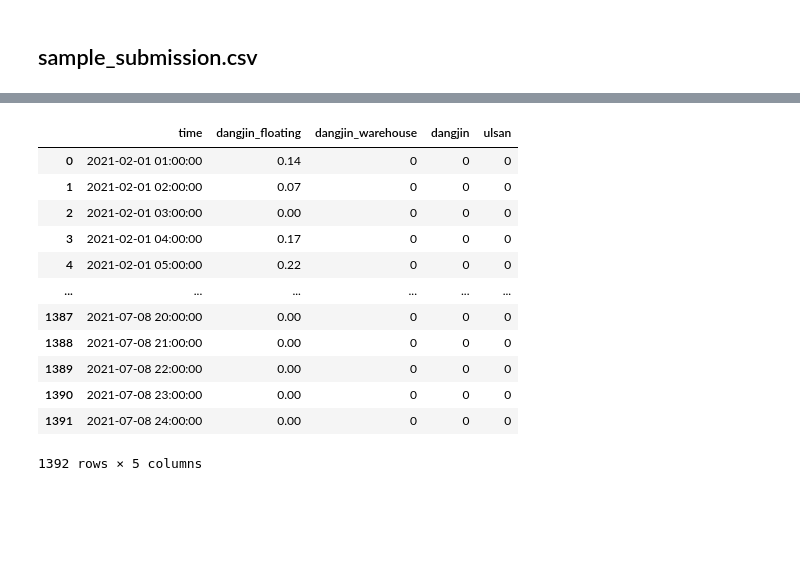
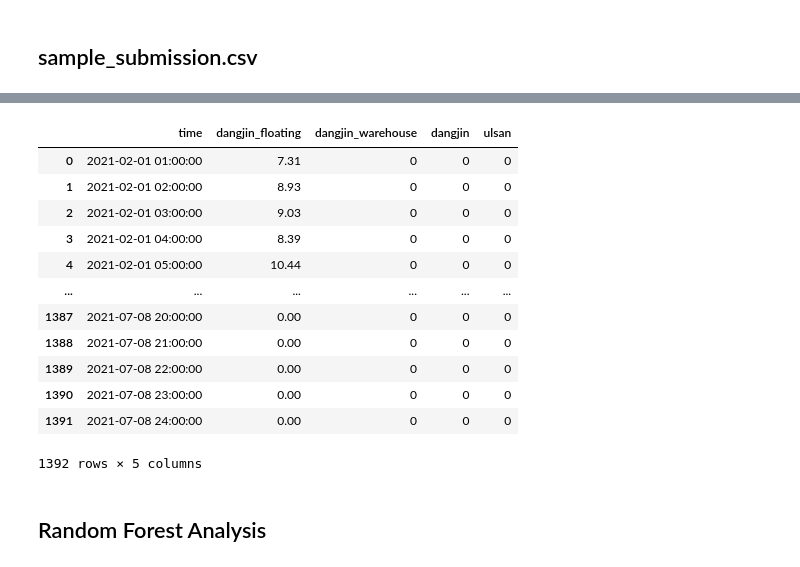
Before and after one commit to dongin1009/Solar_Predict, a Jupyter notebook: witt_modeling/random_forest.ipynb, the cells around one changed output, grey strips where cells are left out. Drawn from its saved outputs; the diff is of its cells as text; code cells hidden in the pictures; blank space fills up the shorter version.

```diff
--- a/witt_modeling/random_forest.ipynb
+++ b/witt_modeling/random_forest.ipynb
@@ -174,0 +133,18 @@ building tree 11 of 100
+# %%
+def predict(model, data, x_cols, y_cols, test_data):
+    # input-taarget split
+    x = data.loc[:,x_cols]
+    y = data.loc[:,y_cols]
+
+    # fit
+    model.fit(x,y)
+
+    # predict
+    predict = model.predict(test_data)
+
+    return predict, model
+# %%
+model = RandomForestRegressor(criterion='mae', verbose=2, n_jobs=-1, random_state=518, n_estimators=100)
+
+dangjin_predict, dangjin_model = predict(model, dangjin_data, x_cols_fcst, y_dangjin_cols, dangjin_feb)
+ulsan_predict, ulsan_model = predict(model, ulsan_data, x_cols_fcst, y_ulsan_cols, ulsan_feb)
@@ -177,5 +175,11 @@ building tree 11 of 100
 # %%
-# sum predict (상관없음; 평가식 참고)
-predict = dangjin_predict + ulsan_predict
-sample_submission.iloc[:predict.shape[0],1] = predict
-sample_submission
+def to_submission(dangjin_predict, ulsan_predict):
+    # sum (doesn't matter)
+    predict = dangjin_predict + ulsan_predict
+    # add
+    sample_submission.iloc[:predict.shape[0],1] = predict
+    # to csv
+    sample_submission.to_csv('rf_single-timestep.csv', index=False)
+
+    # confirm
+    return pd.read_csv('rf_single-timestep.csv')
@@ -196,17 +186,18 @@ sample_submission
-# %%
-sample_submission.to_csv('rf_single-timestep.csv', index=False)
-pd.read_csv('rf_single-timestep.csv')
-# %% [output]
-|  | time | dangjin_floating | dangjin_warehouse | dangjin | ulsan |
-| 0 | 2021-02-01 01:00:00 | 0.14 | 0 | 0 | 0 |
-| 1 | 2021-02-01 02:00:00 | 0.07 | 0 | 0 | 0 |
-| 2 | 2021-02-01 03:00:00 | 0.00 | 0 | 0 | 0 |
-| 3 | 2021-02-01 04:00:00 | 0.17 | 0 | 0 | 0 |
-| 4 | 2021-02-01 05:00:00 | 0.22 | 0 | 0 | 0 |
-| ... | ... | ... | ... | ... | ... |
-| 1387 | 2021-07-08 20:00:00 | 0.00 | 0 | 0 | 0 |
-| 1388 | 2021-07-08 21:00:00 | 0.00 | 0 | 0 | 0 |
-| 1389 | 2021-07-08 22:00:00 | 0.00 | 0 | 0 | 0 |
-| 1390 | 2021-07-08 23:00:00 | 0.00 | 0 | 0 | 0 |
-| 1391 | 2021-07-08 24:00:00 | 0.00 | 0 | 0 | 0 |
-1392 rows × 5 columns
+# %%
+to_submission(dangjin_predict, ulsan_predict)
+# %% [output]
+|  | time | dangjin_floating | dangjin_warehouse | dangjin | ulsan |
+| 0 | 2021-02-01 01:00:00 | 7.31 | 0 | 0 | 0 |
+| 1 | 2021-02-01 02:00:00 | 8.93 | 0 | 0 | 0 |
+| 2 | 2021-02-01 03:00:00 | 9.03 | 0 | 0 | 0 |
+| 3 | 2021-02-01 04:00:00 | 8.39 | 0 | 0 | 0 |
+| 4 | 2021-02-01 05:00:00 | 10.44 | 0 | 0 | 0 |
+| ... | ... | ... | ... | ... | ... |
+| 1387 | 2021-07-08 20:00:00 | 0.00 | 0 | 0 | 0 |
+| 1388 | 2021-07-08 21:00:00 | 0.00 | 0 | 0 | 0 |
+| 1389 | 2021-07-08 22:00:00 | 0.00 | 0 | 0 | 0 |
+| 1390 | 2021-07-08 23:00:00 | 0.00 | 0 | 0 | 0 |
+| 1391 | 2021-07-08 24:00:00 | 0.00 | 0 | 0 | 0 |
+1392 rows × 5 columns
+# %% [markdown]
+## Random Forest Analysis
```
Also changed, not shown: parts of 16 cells of this notebook, 1 other file.
